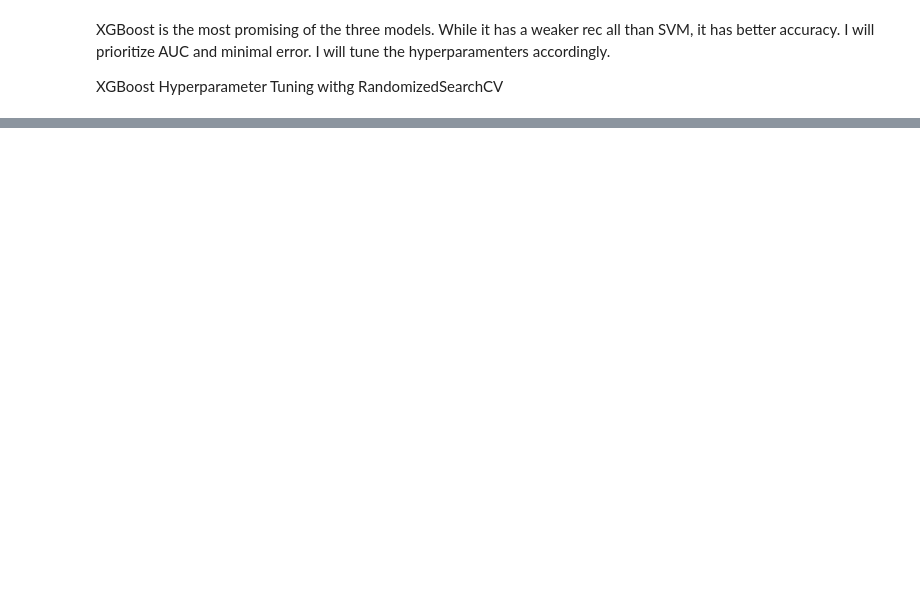
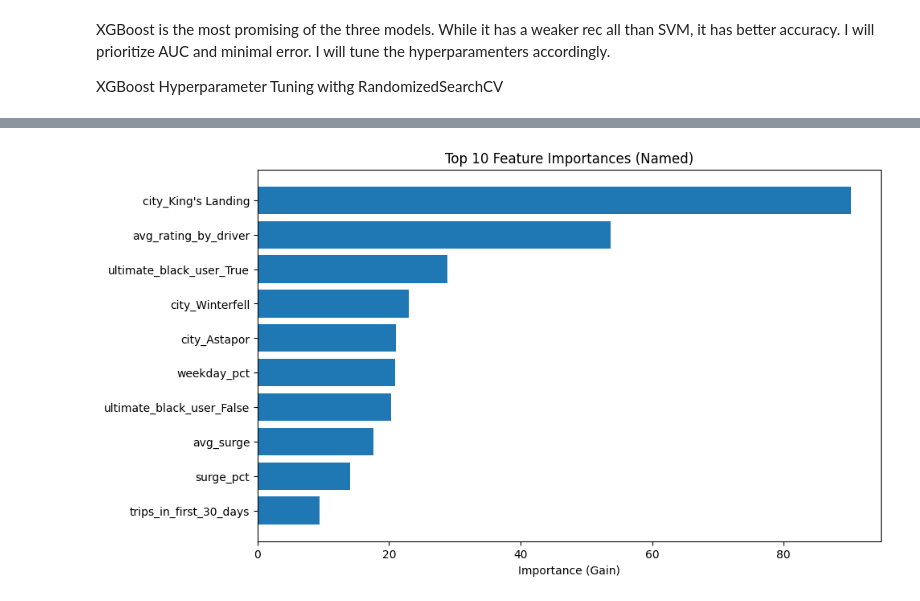
Before and after one commit to BTExpress1/ultimate-tech, a Jupyter notebook: notebooks/ultimate_tech.ipynb, the cells around one changed output, grey strips where cells are left out. Cells and saved outputs as stored; diff of their text form; code cells hidden in the pictures; blank space fills up the shorter version.

```diff
--- a/notebooks/ultimate_tech.ipynb
+++ b/notebooks/ultimate_tech.ipynb
@@ -989,0 +977,6 @@ Fitting 3 folds for each of 50 candidates, totalling 150 fits
+# %%
+# Get feature names after preprocessing
+onehot_columns = list(best_xgb_model.named_steps['preprocessor'].named_transformers_['cat'].named_steps['onehot'].get_feature_names_out(categorical_features))
+
+# Full list of feature names
+full_feature_names = numerical_features + onehot_columns
@@ -989,0 +985,24 @@ Fitting 3 folds for each of 50 candidates, totalling 150 fits
+# %%
+# Extract classifier
+best_xgb_classifier = best_xgb_model.named_steps['classifier']
+
+# Map feature importance to names
+importance_dict = best_xgb_classifier.get_booster().get_score(importance_type='gain')
+
+# Create readable mapping
+importance_named = {full_feature_names[int(k[1:])]: v for k, v in importance_dict.items()}
+
+# Sort and plot
+sorted_features = sorted(importance_named.items(), key=lambda item: item[1], reverse=True)
+
+# Plot manually
+features = [item[0] for item in sorted_features[:10]]
+importances = [item[1] for item in sorted_features[:10]]
+
+plt.figure(figsize=(10,6))
+plt.barh(features[::-1], importances[::-1])  # reverse for descending plot
+plt.title('Top 10 Feature Importances (Named)')
+plt.xlabel('Importance (Gain)')
+plt.show()
+# %% [output]
+[figure, added]
```
Also changed, not shown: parts of 51 cells of this notebook.
